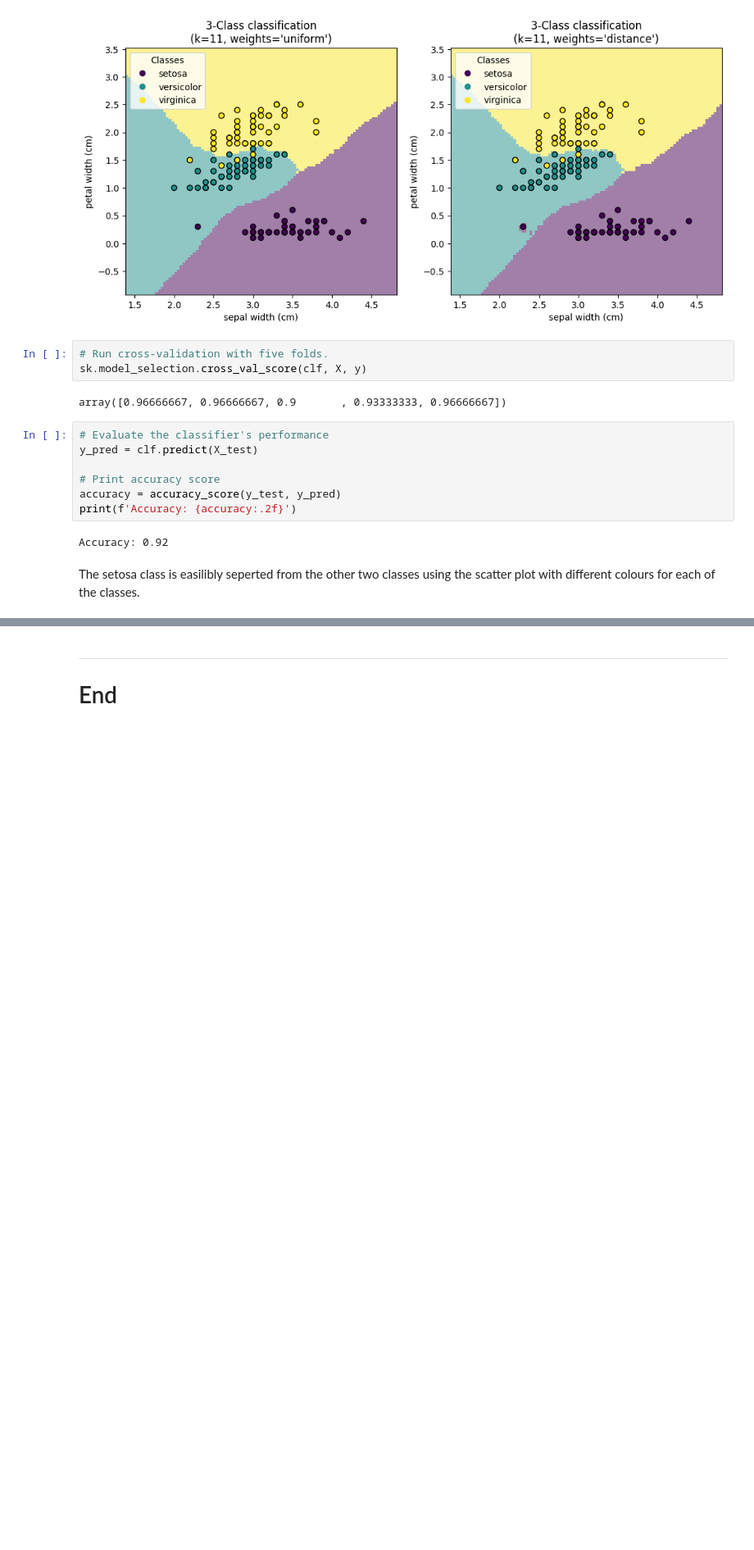
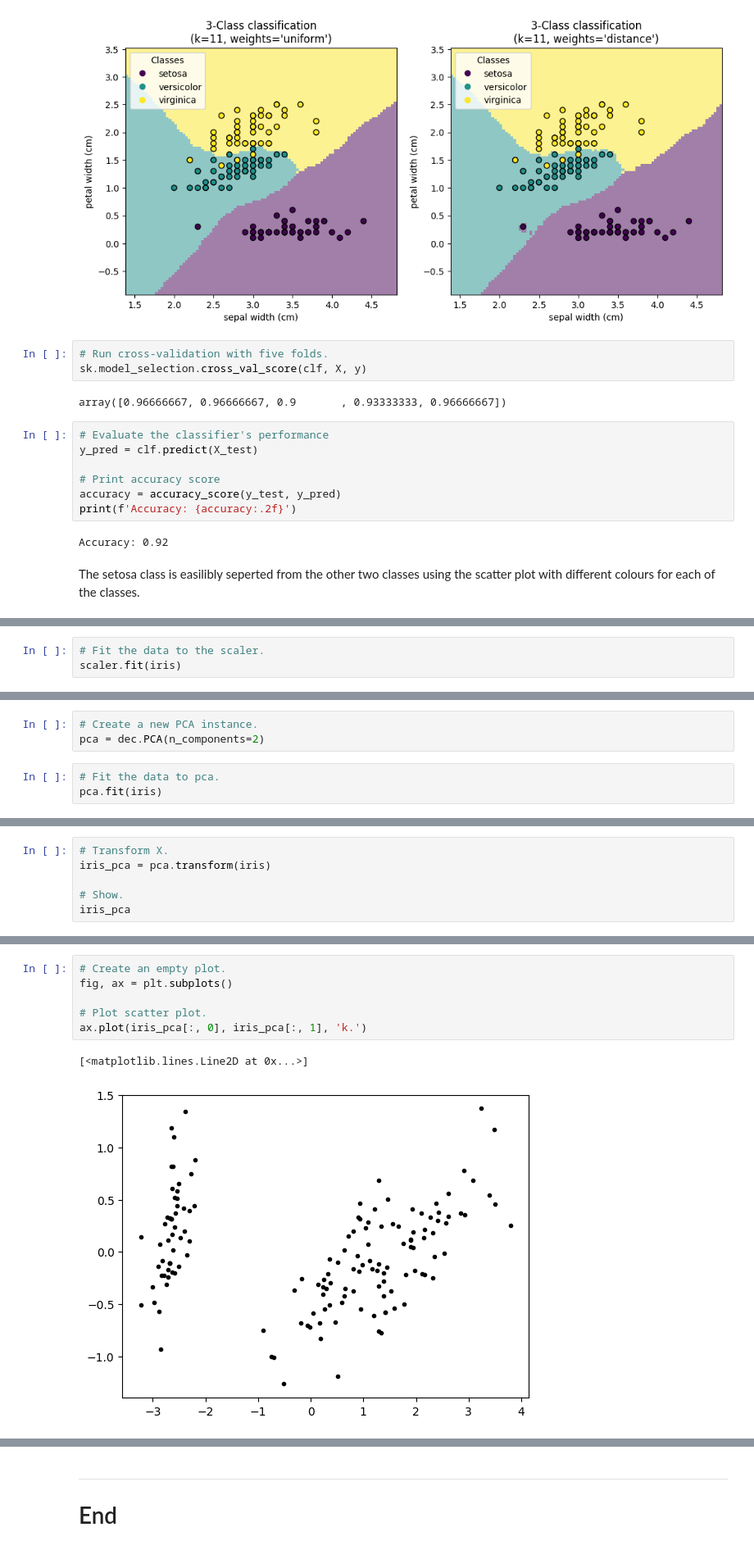
Before and after one commit to emma2d/machinelearning, a Jupyter notebook: tasks.ipynb, the cells around one changed output, grey strips where cells are left out. Shown at 82% size. Saved outputs shown, nothing was run; the diff lists cells and outputs as text; blank space fills up the shorter version.

```diff
--- a/tasks.ipynb
+++ b/tasks.ipynb
@@ -567,0 +634,3 @@ sns.pairplot(iris_data, hue = 'class', palette = 'Dark2')
+# %%
+# Fit the data to the scaler.
+scaler.fit(iris)
@@ -567,0 +722,6 @@ sns.pairplot(iris_data, hue = 'class', palette = 'Dark2')
+# %%
+# Create a new PCA instance.
+pca = dec.PCA(n_components=2)
+# %%
+# Fit the data to pca.
+pca.fit(iris)
@@ -567,0 +735,6 @@ sns.pairplot(iris_data, hue = 'class', palette = 'Dark2')
+# %%
+# Transform X.
+iris_pca = pca.transform(iris)
+
+# Show.
+iris_pca
@@ -567,0 +759,9 @@ sns.pairplot(iris_data, hue = 'class', palette = 'Dark2')
+# %%
+# Create an empty plot.
+fig, ax = plt.subplots()
+
+# Plot scatter plot.
+ax.plot(iris_pca[:, 0], iris_pca[:, 1], 'k.')
+# %% [output]
+[<matplotlib.lines.Line2D at 0x...>]
+[figure, added]
```
Also changed, not shown: parts of 44 cells of this notebook.
